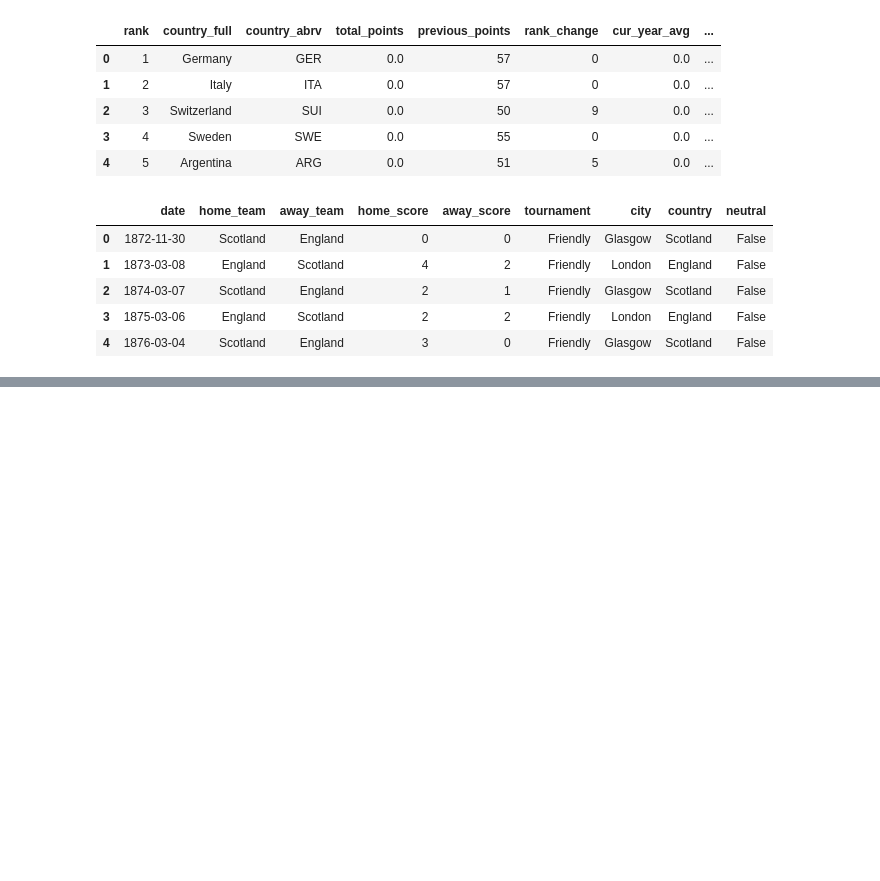
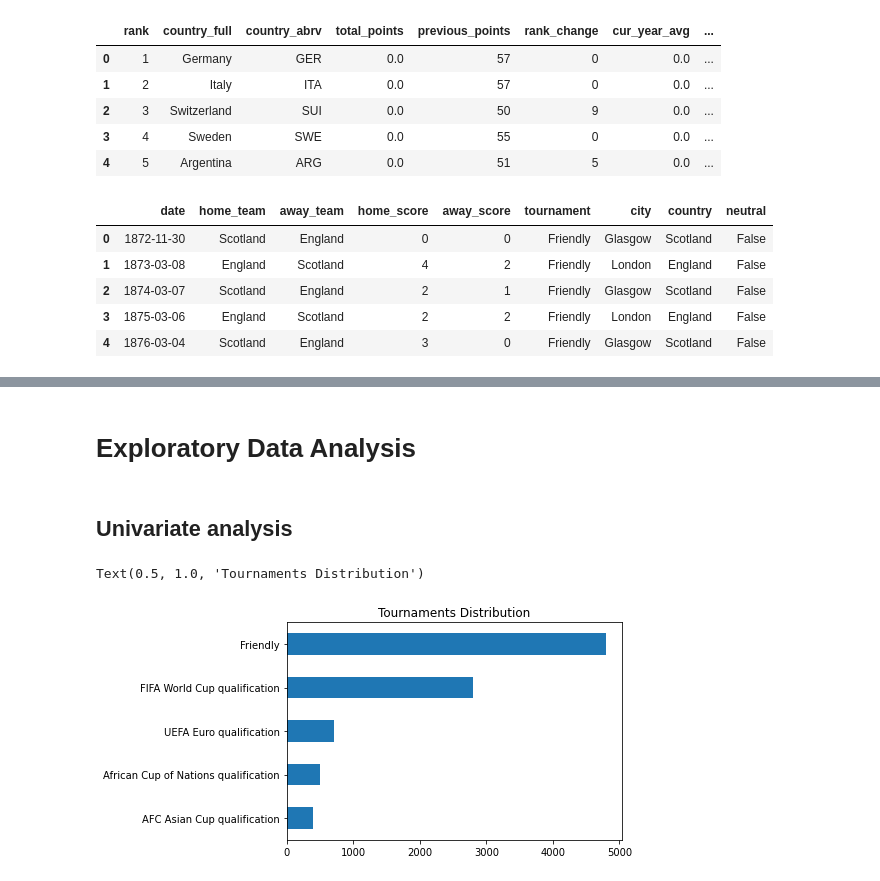
Before and after one commit to Anne120/Football_Scores_Prediction, a Jupyter notebook: Football_Scores_Prediction.ipynb, the cells around one changed output, grey strips where cells are left out. Cells and saved outputs as stored; diff of their text form; code cells hidden in the pictures; blank space fills up the shorter version.

```diff
--- a/Football_Scores_Prediction.ipynb
+++ b/Football_Scores_Prediction.ipynb
@@ -151,0 +382,4 @@ memory usage: 2.5+ MB
+# %%
+# Drop null values
+away.dropna(inplace=True)
+away.isnull().sum()
@@ -151,0 +398,5 @@ memory usage: 2.5+ MB
+# %%
+# Merging the two datasets to get a final one
+final = pd.merge(home, away, how = 'inner', left_on = ['year', 'month','away_team'],
+              right_on = ['year', 'month','away_team'])
+final.head()
@@ -151,0 +436,13 @@ memory usage: 2.5+ MB
+# %%
+# Dropping some of the columns
+final.drop(columns=['country_x', 'country_y', 'country_x',	'neutral_x',	'home_rank_y',
+                    'home_team_y',	'home_score_y',	'away_score_y',	'tournament_y', 'neutral_y'], inplace=True)
+# %%
+# Renaming the columns
+final.rename(columns={'home_rank_x' : 'home_rank',
+                      'home_team_x': 'home_team',
+                      'home_score_x': 'home_score',
+                      'away_score_x': 'away_score',
+                      'tournament_x': 'tournament'},
+                      inplace = True
+                  )
@@ -151,0 +458,11 @@ memory usage: 2.5+ MB
+# %% [markdown]
+# Exploratory Data Analysis
+# %% [markdown]
+## Univariate analysis
+# %%
+# Graph showing tournaments
+final.tournament.value_counts().head().sort_values().plot.barh()
+plt.title('Tournaments Distribution')
+# %% [output]
+Text(0.5, 1.0, 'Tournaments Distribution')
+[figure, added]
```
Also changed, not shown: parts of 55 cells of this notebook.
